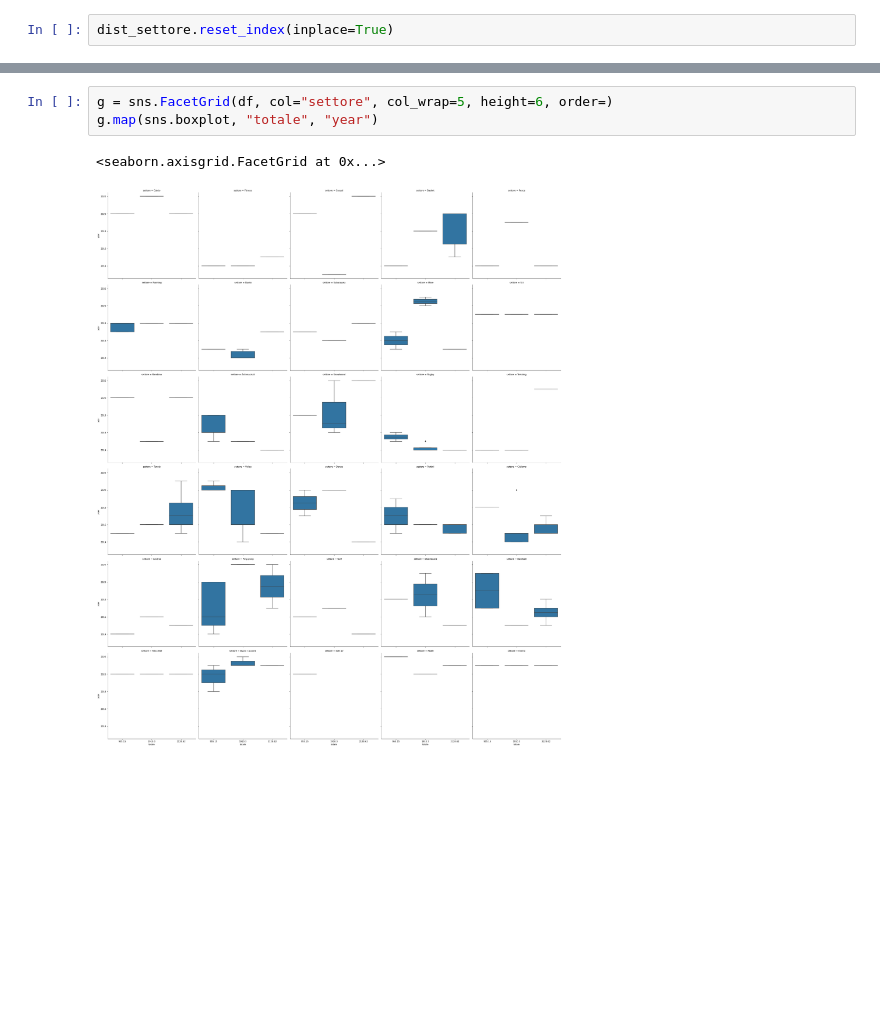
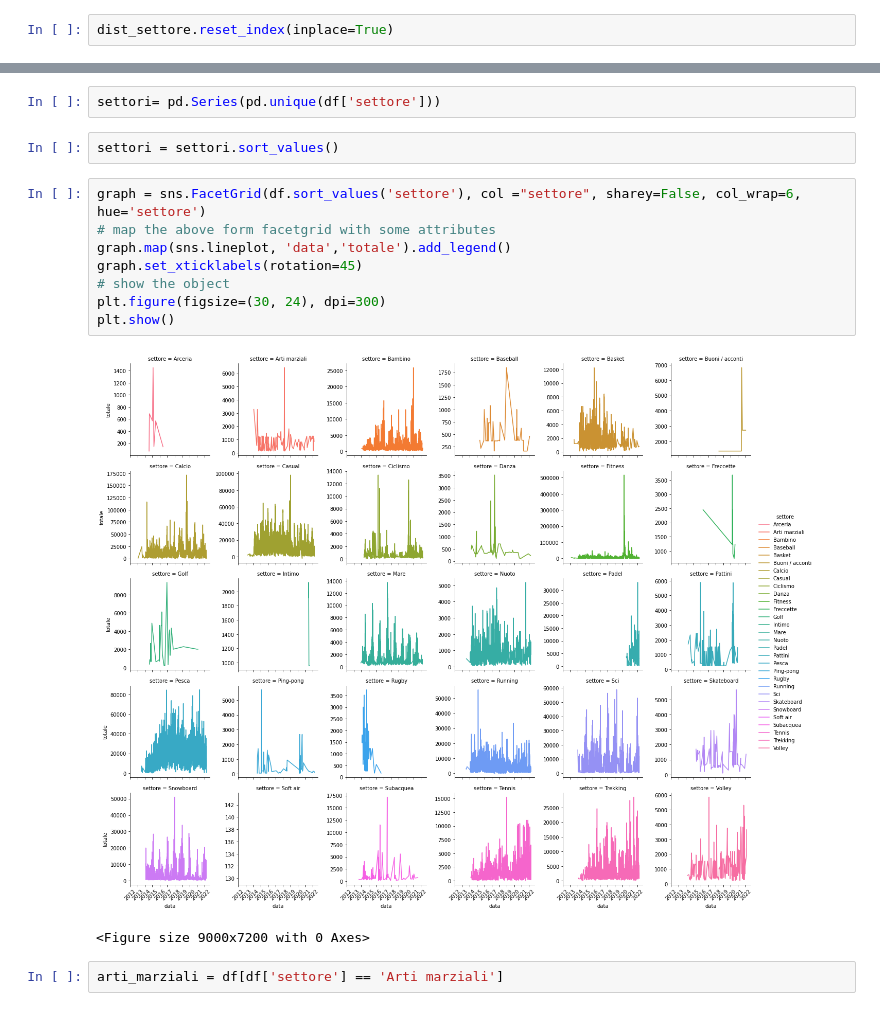
Before and after one commit to MattLanzUnimib/DataScienceLab, a Jupyter notebook: DsLab.ipynb, the cells around one changed output, grey strips where cells are left out. Saved outputs shown, nothing was run; the diff lists cells and outputs as text; blank space fills up the shorter version.

```diff
--- a/DsLab.ipynb
+++ b/DsLab.ipynb
@@ -46,6 +29,17 @@ ax = sns.barplot(data=dist_settore, x='settore', y='count')
-# %%
-g = sns.FacetGrid(df, col="settore", col_wrap=5, height=6, order=)
-g.map(sns.boxplot, "totale", "year")
-# %% [output]
-<seaborn.axisgrid.FacetGrid at 0x...>
-[figure, removed]
+# %%
+settori= pd.Series(pd.unique(df['settore']))
+# %%
+settori = settori.sort_values()
+# %%
+graph = sns.FacetGrid(df.sort_values('settore'), col ="settore", sharey=False, col_wrap=6, hue='settore')
+# map the above form facetgrid with some attributes
+graph.map(sns.lineplot, 'data','totale').add_legend()
+graph.set_xticklabels(rotation=45)
+# show the object
+plt.figure(figsize=(30, 24), dpi=300)
+plt.show()
+# %% [output]
+[figure, added]
+<Figure size 9000x7200 with 0 Axes>
+# %%
+arti_marziali = df[df['settore'] == 'Arti marziali']
```
Also changed, not shown: parts of 7 cells of this notebook.
